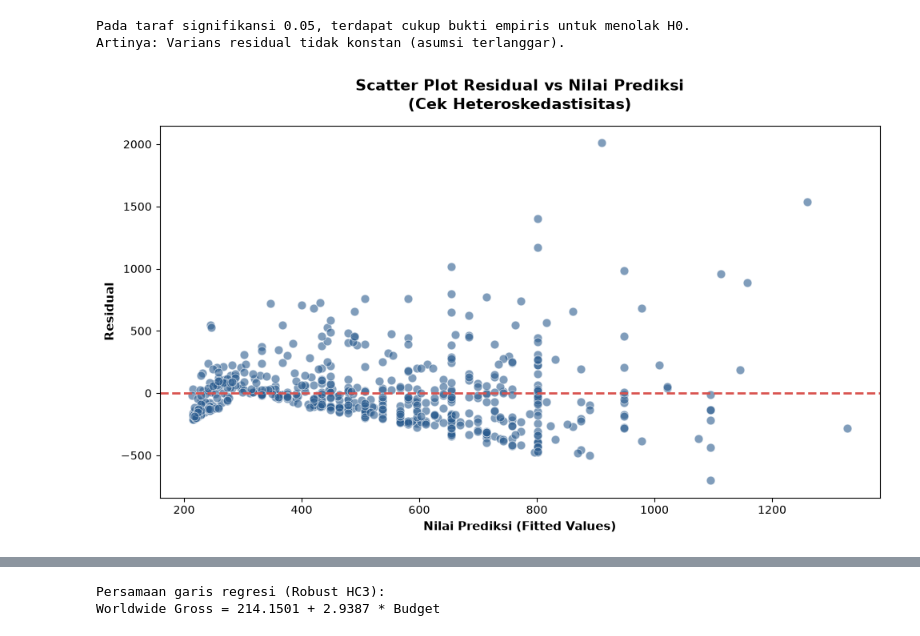
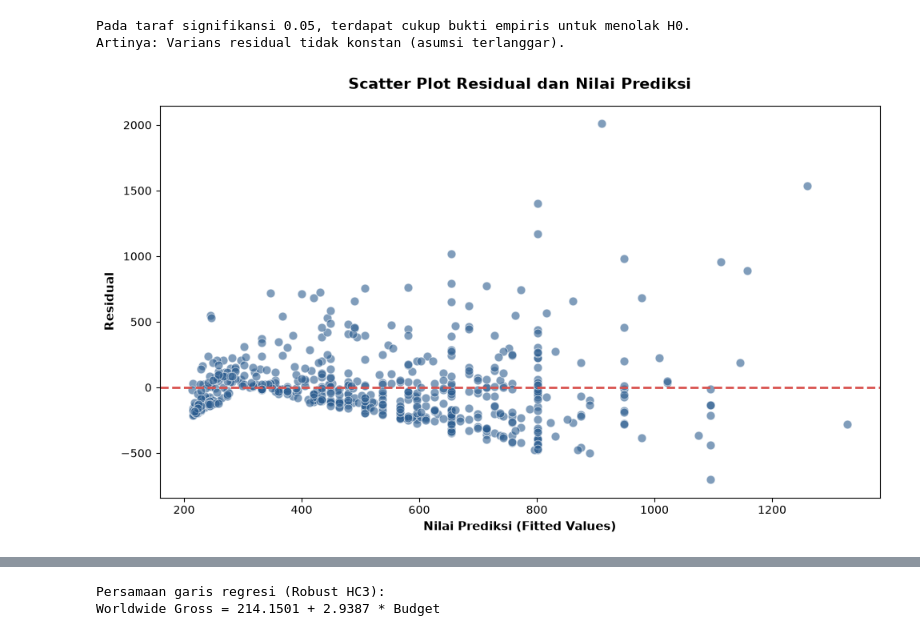
Before and after one commit to ahzasasa/anareg, a Jupyter notebook: simple-linear-regression.ipynb, the cells around one changed output, grey strips where cells are left out. Cells and saved outputs as stored; diff of their text form; code cells hidden in the pictures.

```diff
--- a/simple-linear-regression.ipynb
+++ b/simple-linear-regression.ipynb
@@ -366,32 +366,32 @@ Artinya: Varians residual tidak konstan (asumsi terlanggar).
 # %%
 # nilai rrediksi dan residual dari model asli
 fitted_values = model.fittedvalues
 residuals_asli = model.resid
 
 # ukuran grafik
 plt.figure(figsize=(10, 6))
 
 # scatter plot (fitted vs residual)
 sns.scatterplot(
     x=fitted_values,
     y=residuals_asli,
     color="#2b5c8f",
     alpha=0.6,
     s=60
 )
 
 # garis nol sebagai batas tengah error
 plt.axhline(y=0, color="#d9534f", linestyle="--", linewidth=2)
 
 # judul dan label
-plt.title("Scatter Plot Residual vs Nilai Prediksi\n(Cek Heteroskedastisitas)", fontsize=14, fontweight="bold", pad=15)
+plt.title("Scatter Plot Residual dan Nilai Prediksi", fontsize=14, fontweight="bold", pad=15)
 plt.xlabel("Nilai Prediksi (Fitted Values)", fontsize=11, fontweight="bold")
 plt.ylabel("Residual", fontsize=11, fontweight="bold")
 
 plt.tight_layout()
 plt.show()
 # %% [output]
-[figure, old version]
+[figure, new version]
 # %%
 formula = "worldwide_gross_m ~ budget_millions"
 
```
Also changed, not shown: parts of 8 cells of this notebook, 1 other file.
